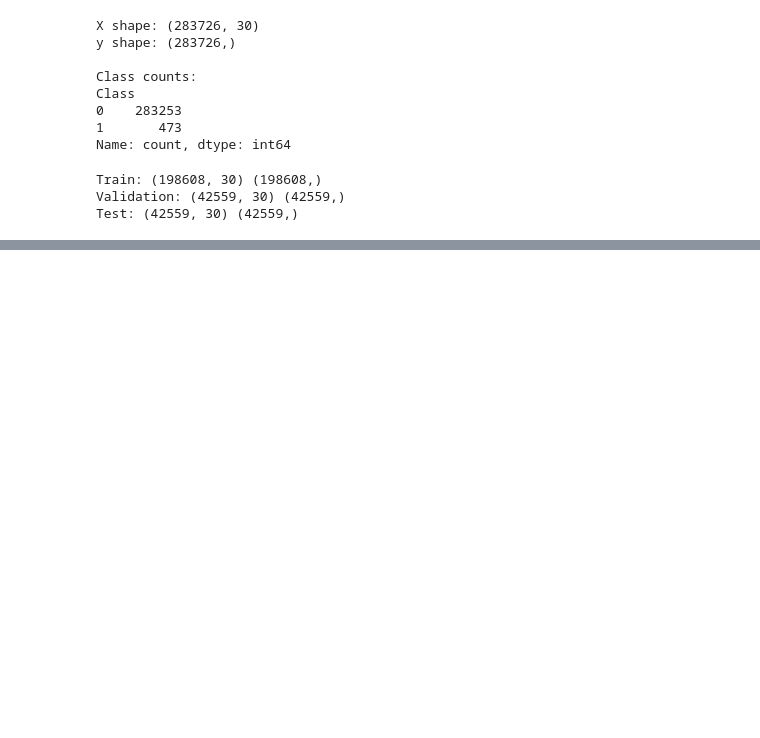
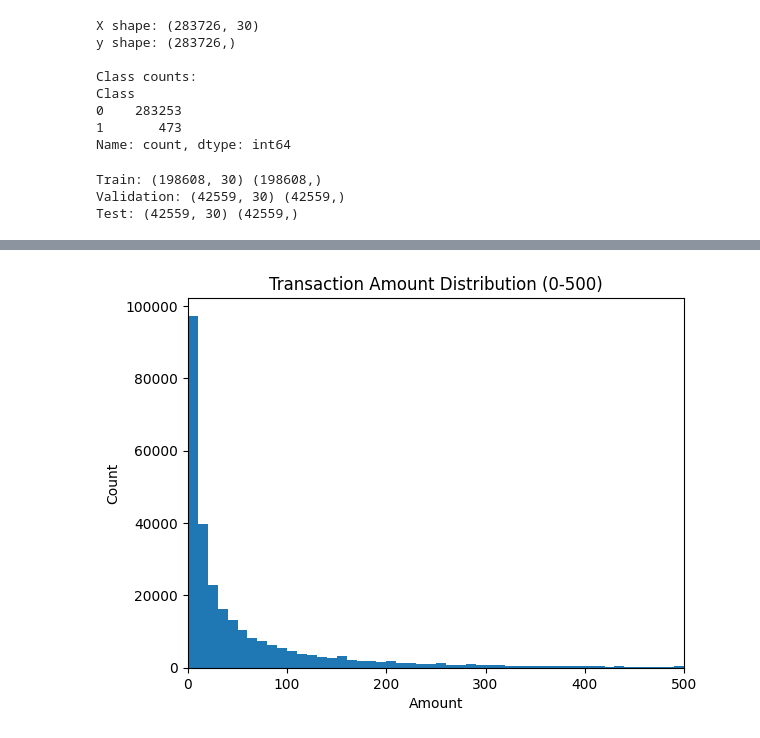
Before and after one commit to credit-card-fds/credit-card-fds, a Jupyter notebook: experiments/eda_and_split.ipynb, the cells around one changed output, grey strips where cells are left out. Cells and saved outputs as stored; diff of their text form; code cells hidden in the pictures; blank space fills up the shorter version.

```diff
--- a/experiments/eda_and_split.ipynb
+++ b/experiments/eda_and_split.ipynb
@@ -454,0 +455,10 @@ Test: 0.0016682722808336662
+# %%
+# 거래 금액 분포를 0~500 구간으로 확대하여 확인
+plt.hist(df["Amount"], bins=50, range=(0, 500))
+plt.xlim(0, 500)
+plt.xlabel("Amount")
+plt.ylabel("Count")
+plt.title("Transaction Amount Distribution (0-500)")
+plt.show()
+# %% [output]
+[figure, added]
```
Also changed, not shown: parts of 8 cells of this notebook.
